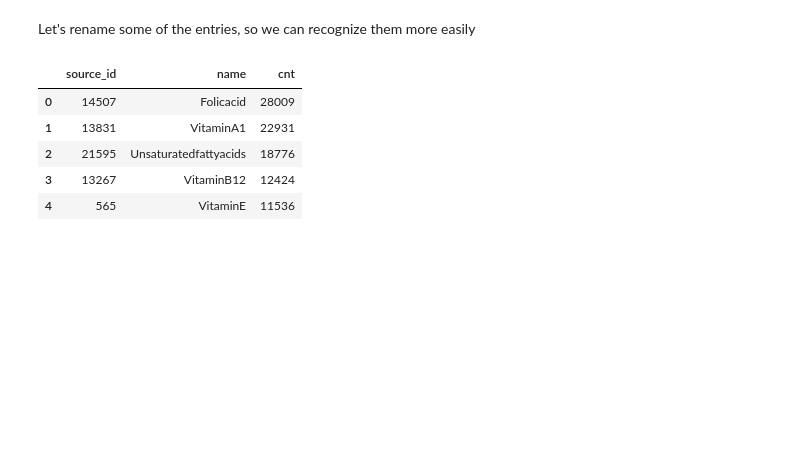
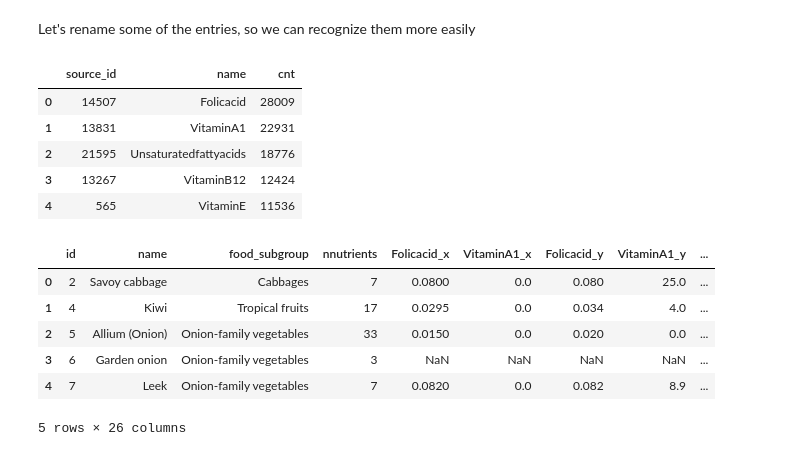
Before and after one commit to himamis/va-lab-project, a Jupyter notebook: Foods.ipynb, the cells around one changed output. Drawn from its saved outputs; the diff is of its cells as text; code cells hidden in the pictures; blank space fills up the shorter version.

```diff
--- a/Foods.ipynb
+++ b/Foods.ipynb
@@ -42,0 +68,10 @@ compounds.head()
+# %%
+foods.head()
+# %% [output]
+|  | id | name | food_subgroup | nnutrients | Folicacid_x | VitaminA1_x | Folicacid_y | VitaminA1_y | ... |
+| 0 | 2 | Savoy cabbage | Cabbages | 7 | 0.0800 | 0.0 | 0.080 | 25.0 | ... |
+| 1 | 4 | Kiwi | Tropical fruits | 17 | 0.0295 | 0.0 | 0.034 | 4.0 | ... |
+| 2 | 5 | Allium (Onion) | Onion-family vegetables | 33 | 0.0150 | 0.0 | 0.020 | 0.0 | ... |
+| 3 | 6 | Garden onion | Onion-family vegetables | 3 | NaN | NaN | NaN | NaN | ... |
+| 4 | 7 | Leek | Onion-family vegetables | 7 | 0.0820 | 0.0 | 0.082 | 8.9 | ... |
+5 rows × 26 columns
```
Also changed, not shown: parts of 6 cells of this notebook.
